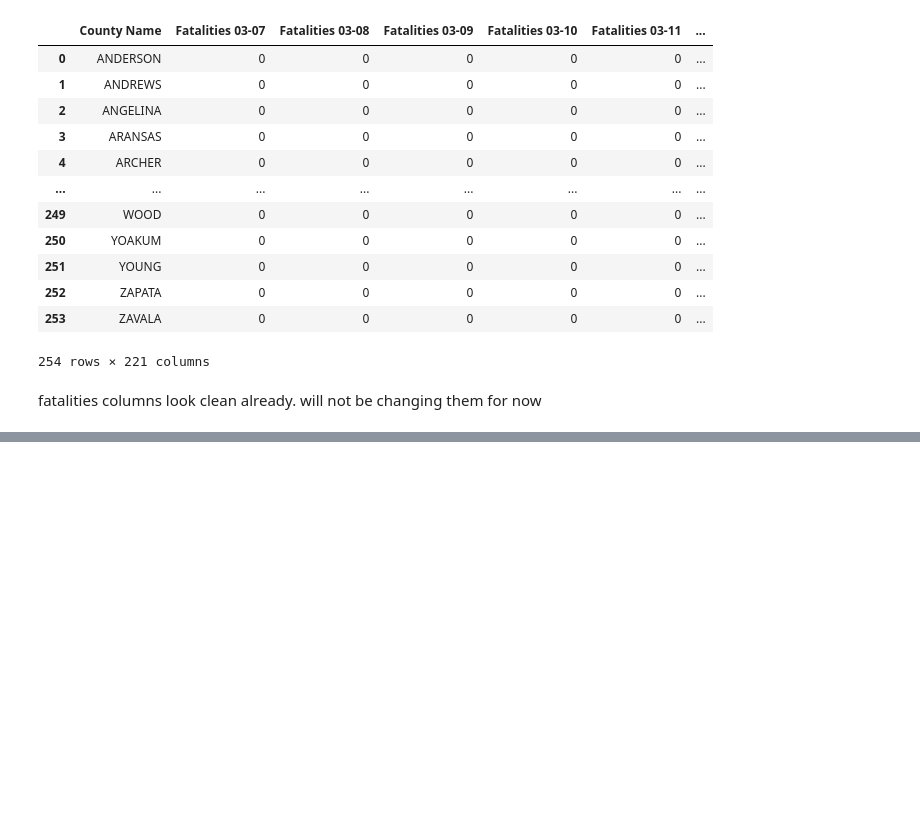
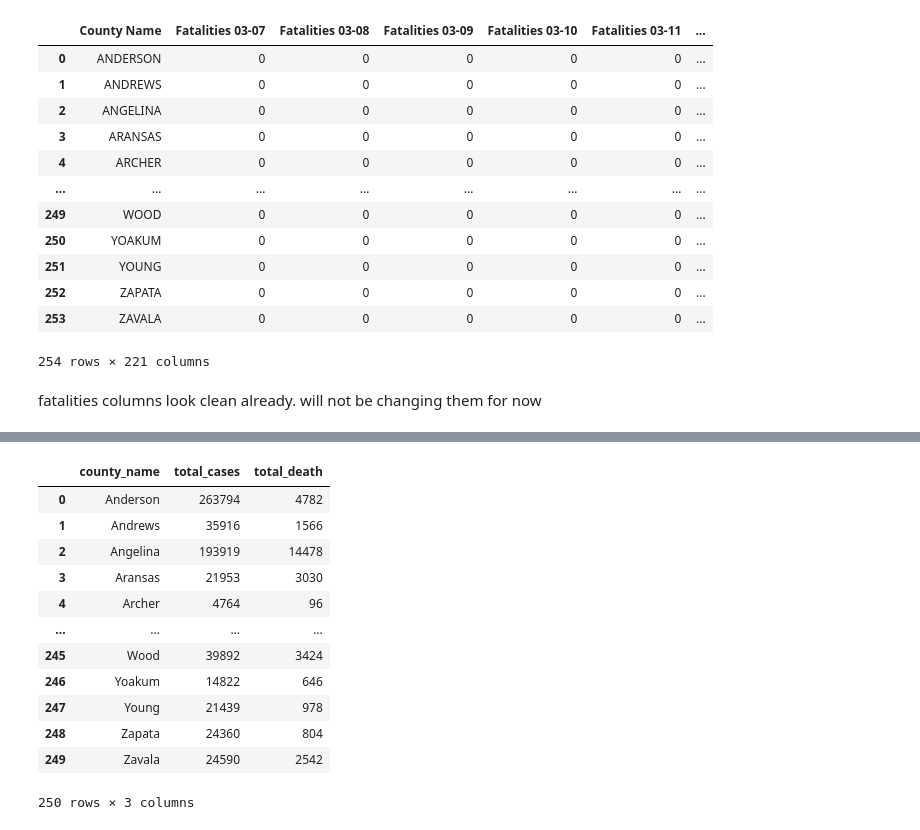
Before and after one commit to cxclark/covid19-analysis, a Jupyter notebook: Texas/Texas-data-cleaning.ipynb, the cells around one changed output, grey strips where cells are left out. Saved outputs shown, nothing was run; the diff lists cells and outputs as text; code cells hidden in the pictures; blank space fills up the shorter version.

```diff
--- a/Texas/Texas-data-cleaning.ipynb
+++ b/Texas/Texas-data-cleaning.ipynb
@@ -190,0 +286,2 @@ total_fatality_df.to_csv('./cleaned datasets/cleaned-Texas-fatality-covid-cases.
+# %%
+fatalities.rename(columns={'County Name': 'county_name', 'total': 'total_death'}, inplace=True)
@@ -190,0 +293,7 @@ total_fatality_df.to_csv('./cleaned datasets/cleaned-Texas-fatality-covid-cases.
+# %%
+sentence_case_county = []
+for name in fatalities['county_name']:
+    name = name.title()
+    sentence_case_county.append(name)
+# %%
+fatalities['county_name'] = sentence_case_county
@@ -190,0 +322,18 @@ total_fatality_df.to_csv('./cleaned datasets/cleaned-Texas-fatality-covid-cases.
+# %%
+texas_combined = pd.merge(texas_combined, fatalities, on='county_name')
+# %%
+texas_combined
+# %% [output]
+|  | county_name | total_cases | total_death |
+| 0 | Anderson | 263794 | 4782 |
+| 1 | Andrews | 35916 | 1566 |
+| 2 | Angelina | 193919 | 14478 |
+| 3 | Aransas | 21953 | 3030 |
+| 4 | Archer | 4764 | 96 |
+| ... | ... | ... | ... |
+| 245 | Wood | 39892 | 3424 |
+| 246 | Yoakum | 14822 | 646 |
+| 247 | Young | 21439 | 978 |
+| 248 | Zapata | 24360 | 804 |
+| 249 | Zavala | 24590 | 2542 |
+250 rows × 3 columns
```
Also changed, not shown: parts of 26 cells of this notebook, 3 other files.
